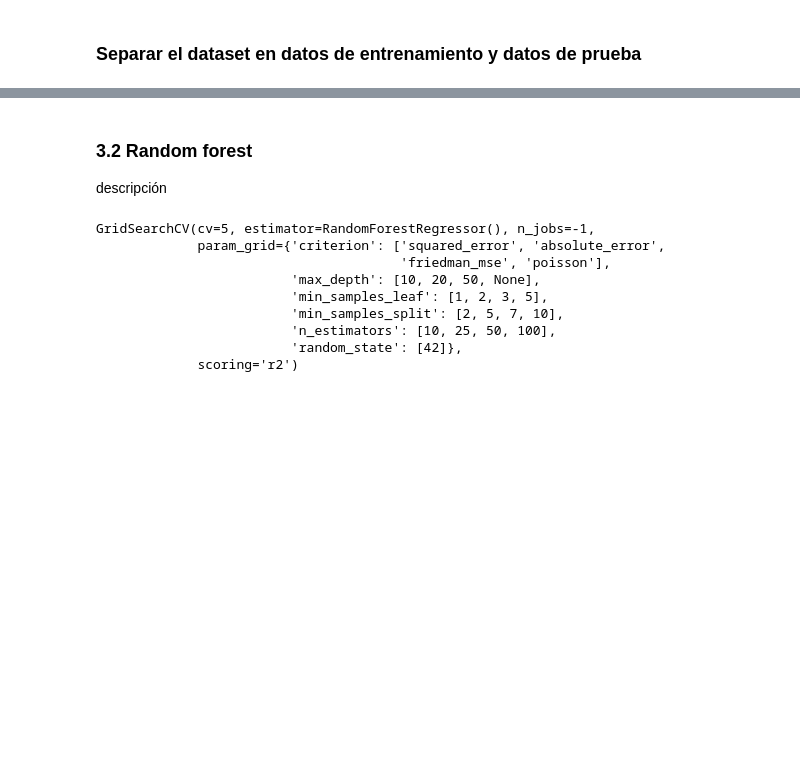
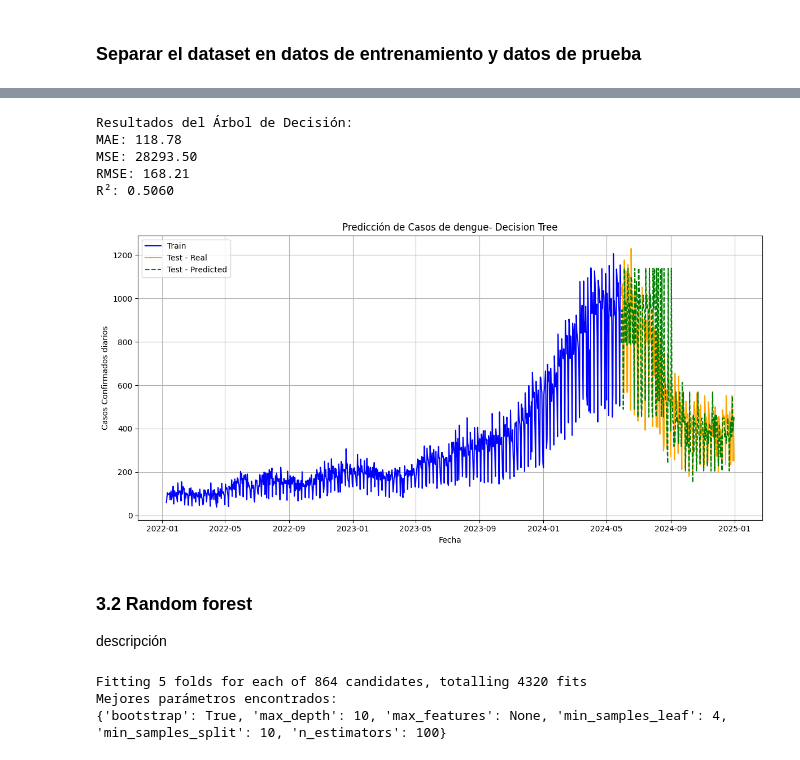
Before and after one commit to Rossy26/dengue-analysis-ml, a Jupyter notebook: dengue_notebook.ipynb, the cells around one changed output, grey strips where cells are left out. Drawn from its saved outputs; the diff is of its cells as text; code cells hidden in the pictures; blank space fills up the shorter version.

```diff
--- a/dengue_notebook.ipynb
+++ b/dengue_notebook.ipynb
@@ -1089,0 +1151,2 @@ plt.show()
+# %%
+tscv = TimeSeriesSplit(n_splits=5)
@@ -1090,3 +1223,38 @@ plt.show()
+# %%
+from sklearn.metrics import mean_absolute_error, mean_squared_error, r2_score
+import numpy as np
+
+y_pred_dt = best_dt.predict(X_test)
+
+mae_dt = mean_absolute_error(y_test, y_pred_dt)
+mse_dt = mean_squared_error(y_test, y_pred_dt)
+rmse_dt = np.sqrt(mse_dt)
+r2_dt = r2_score(y_test, y_pred_dt)
+
+modelos_resultados["Árbol de Decisión"] = {
+    "model": best_dt,
+    "MAE": mae_dt,
+    "MSE": mse_dt,
+    "RMSE": rmse_dt,
+    "R2": r2_dt,
+    "y_pred": y_pred_dt
+}
+
+print(f"\nResultados del Árbol de Decisión:")
+print(f"MAE: {mae_dt:.2f}")
+print(f"MSE: {mse_dt:.2f}")
+print(f"RMSE: {rmse_dt:.2f}")
+print(f"R²: {r2_dt:.4f}")
+# %% [output]
+Resultados del Árbol de Decisión:
+MAE: 118.78
+MSE: 28293.50
+RMSE: 168.21
+R²: 0.5060
+# %%
+plot_predictions("Decision Tree", y_train, y_test, y_pred_dt)
+# %% [output]
+[figure, added]
 # %% [markdown]
 ### **3.2 Random forest**
 descripción
@@ -1095,31 +1263,30 @@ from sklearn.ensemble import RandomForestRegressor
 from sklearn.model_selection import GridSearchCV
 
 param_rf = {
-    'n_estimators': [10, 25, 50, 100],
-    'criterion': ['squared_error', 'absolute_error', 'friedman_mse', 'poisson'],
-    'max_depth': [10, 20, 50, None],
-    'min_samples_split': [2, 5, 7, 10],
-    'min_samples_leaf': [1, 2, 3, 5],
-    'random_state': [42]
+   'n_estimators': [50, 100, 200],
+    'max_depth': [5, 10, 20, None],
+    'min_samples_split': [2, 5, 10],
+    'min_samples_leaf': [2, 4],
+    'max_features': ['sqrt', 'log2', None],
+    'bootstrap': [True, False]
 }
+rf = RandomForestRegressor(random_state=42)
 
 grid_rf = GridSearchCV(
-    RandomForestRegressor(),
-    param_grid = param_rf,
-    scoring = 'r2',
-    cv = 5,
-    n_jobs = -1
+    estimator=rf,
+    param_grid=param_rf,
+    scoring='neg_mean_squared_error',
+    cv=tscv,
+    n_jobs=-1,
+    verbose=2
 )
 
 
-grid_rf.fit(X_train.drop(columns=["fecha_semana"]), y_train)
+grid_rf.fit(X_train, y_train)
+print("Mejores parámetros encontrados: ")
+print(grid_rf.best_params_)
+best_rf = grid_rf.best_estimator_
 # %% [output]
-GridSearchCV(cv=5, estimator=RandomForestRegressor(), n_jobs=-1,
-             param_grid={'criterion': ['squared_error', 'absolute_error',
-                                       'friedman_mse', 'poisson'],
-                         'max_depth': [10, 20, 50, None],
-                         'min_samples_leaf': [1, 2, 3, 5],
-                         'min_samples_split': [2, 5, 7, 10],
-                         'n_estimators': [10, 25, 50, 100],
-                         'random_state': [42]},
-             scoring='r2')
+Fitting 5 folds for each of 864 candidates, totalling 4320 fits
+Mejores parámetros encontrados:
+{'bootstrap': True, 'max_depth': 10, 'max_features': None, 'min_samples_leaf': 4, 'min_samples_split': 10, 'n_estimators': 100}
```
Also changed, not shown: parts of 50 cells of this notebook, 1 other file.
